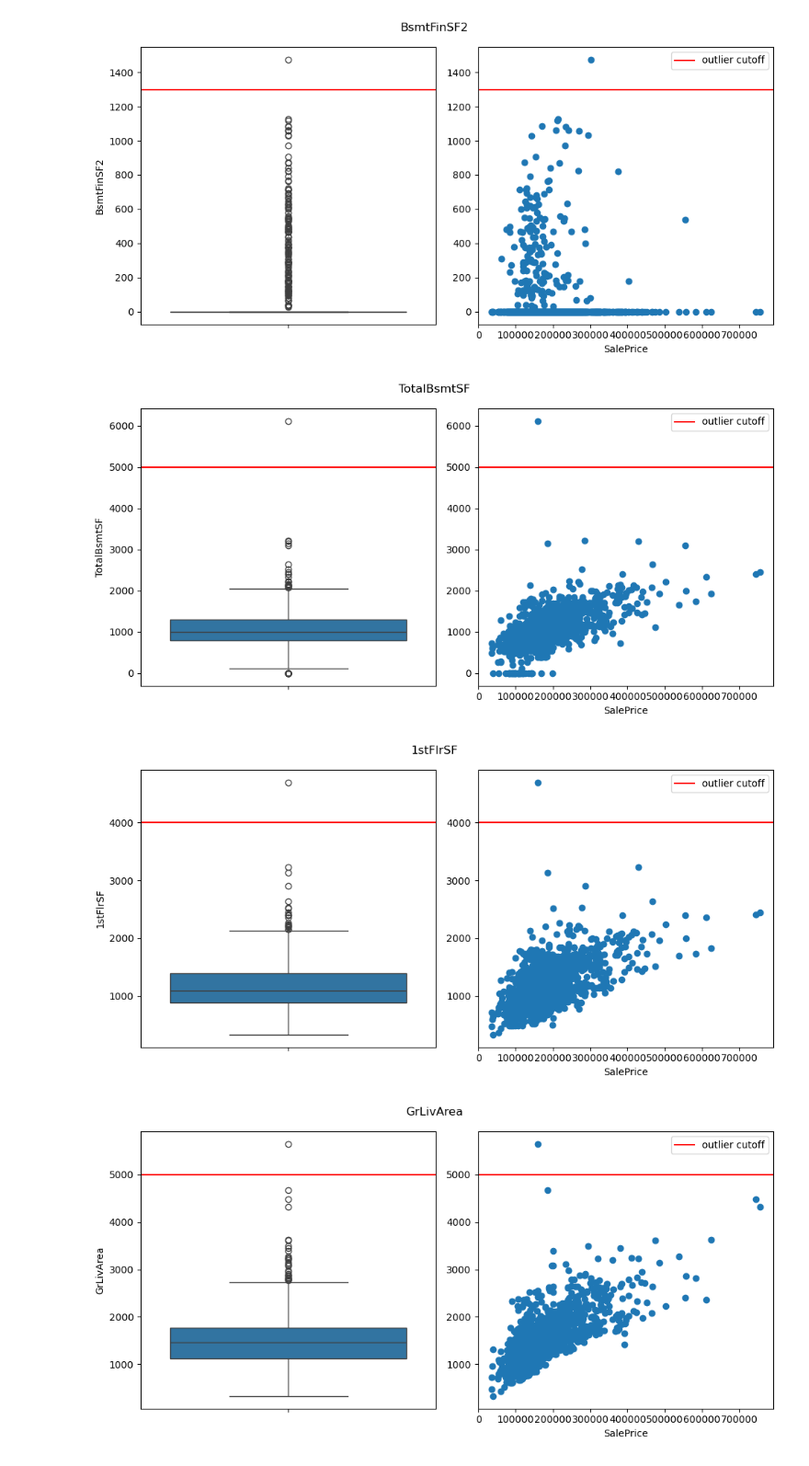
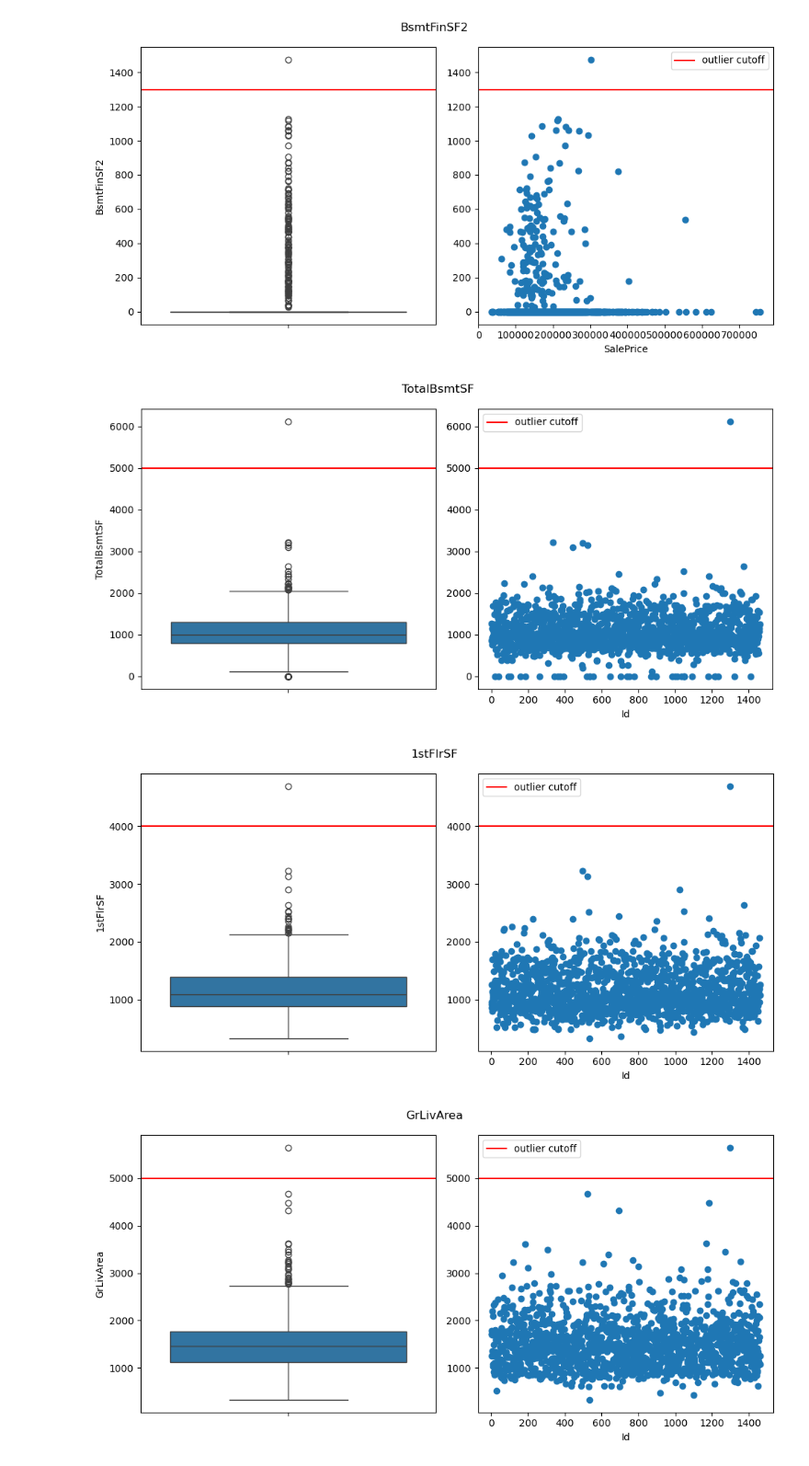
Before and after one commit to MeghanBarritt/kaggle-comp-housing-prices, a Jupyter notebook: Notebooks/1-EDA.ipynb, the cells around one changed output. Shown at 92% size. Cells and saved outputs as stored; diff of their text form; code cells hidden in the pictures.

```diff
--- a/Notebooks/1-EDA.ipynb
+++ b/Notebooks/1-EDA.ipynb
@@ -418,14 +531,14 @@ sns.boxplot(train_df['TotalBsmtSF'])
 plt.axhline(y=5000,color='red')
 
 plt.subplot(1,2,2)
-plt.scatter(train_df['SalePrice'],train_df['TotalBsmtSF'])
+plt.scatter(train_df['Id'],train_df['TotalBsmtSF'])
 plt.axhline(y=5000,color='red',label='outlier cutoff')
-plt.xlabel('SalePrice')
+plt.xlabel('Id')
 plt.legend()
 plt.suptitle('TotalBsmtSF')
 plt.tight_layout()
 # %% [output]
-[figure, old version]
+[figure, new version]
 # %%
 plt.figure(figsize=(10,5))
 plt.subplot(1,2,1)
@@ -435,31 +548,31 @@ plt.axhline(y=4000,color='red')
 
 plt.subplot(1,2,2)
 plt.tight_layout()
-plt.scatter(train_df['SalePrice'],train_df['1stFlrSF'])
+plt.scatter(train_df['Id'],train_df['1stFlrSF'])
 plt.axhline(y=4000,color='red',label='outlier cutoff')
-plt.xlabel('SalePrice')
+plt.xlabel('Id')
 plt.legend()
 plt.suptitle('1stFlrSF')
 plt.tight_layout()
 # %% [output]
-[figure, old version]
+[figure, new version]
 # %%
 plt.figure(figsize=(10,5))
 plt.subplot(1,2,1)
 plt.tight_layout()
 sns.boxplot(train_df['GrLivArea'])
 plt.axhline(y=5000,color='red')
 
 plt.subplot(1,2,2)
 plt.tight_layout()
-plt.scatter(train_df['SalePrice'],train_df['GrLivArea'])
+plt.scatter(train_df['Id'],train_df['GrLivArea'])
 plt.axhline(y=5000,color='red',label='outlier cutoff')
-plt.xlabel('SalePrice')
+plt.xlabel('Id')
 plt.legend()
 plt.suptitle('GrLivArea')
 plt.tight_layout()
 # %% [output]
-[figure, old version]
+[figure, new version]
 # %%
 plt.figure(figsize=(10,5))
 plt.subplot(1,2,1)
```
Also changed, not shown: parts of 25 cells of this notebook.
